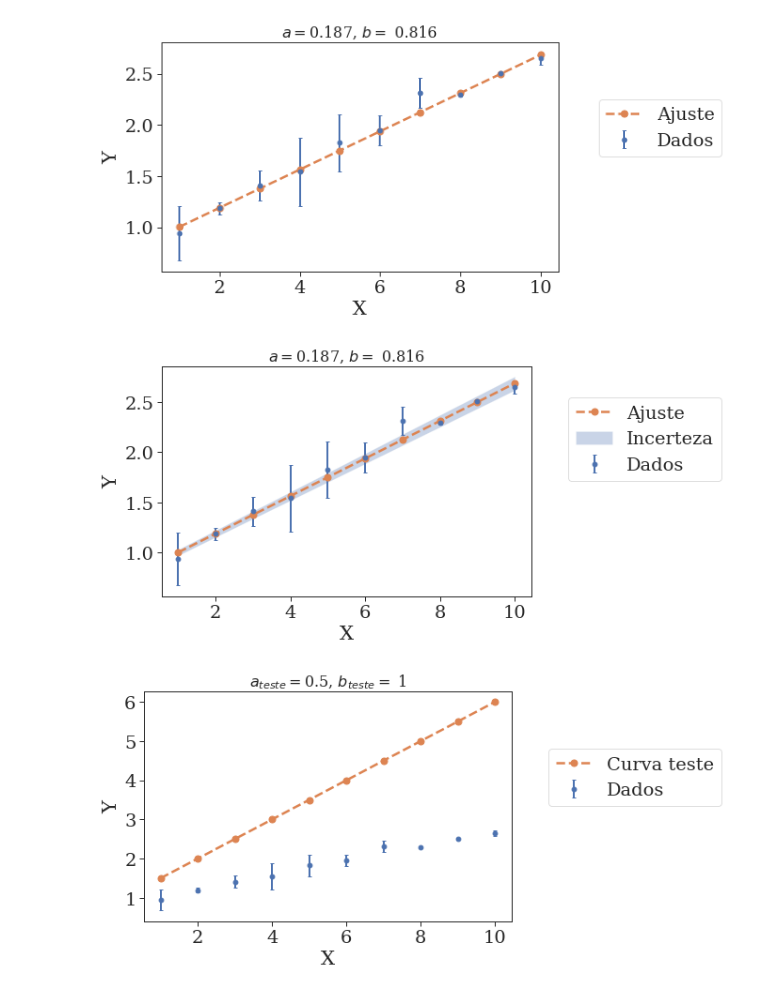
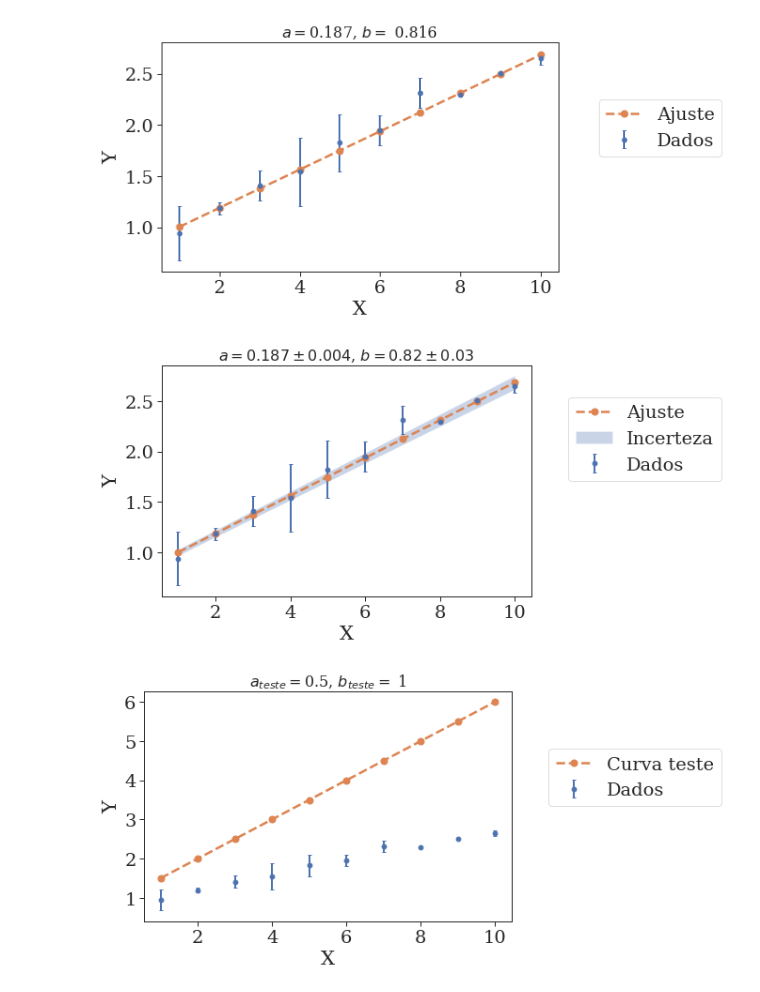
Before and after one commit to andlessa/Teaching, a Jupyter notebook: FenomenosMecanicos/Laboratorio/MinimosQuadrados.ipynb, the cells around one changed output. Saved outputs shown, nothing was run; the diff lists cells and outputs as text; code cells hidden in the pictures.

```diff
--- a/FenomenosMecanicos/Laboratorio/MinimosQuadrados.ipynb
+++ b/FenomenosMecanicos/Laboratorio/MinimosQuadrados.ipynb
@@ -107,22 +107,22 @@ plt.show()
 # %%
 yFitmax = (aFit+aFit_erro)*x_exp + (bFit+bFit_erro)
 yFitmin = (aFit-aFit_erro)*x_exp + (bFit-bFit_erro)
 fig = plt.figure(figsize=(10,5))
 plt.errorbar(x_exp,y_exp,yerr=y_erro,capsize=2,elinewidth=2,linewidth=2,fmt='o',label='Dados')
 plt.plot(x_exp,yFit,'o--',label='Ajuste',markersize=7)
 plt.fill_between(x_exp,yFitmin,yFitmax,alpha=0.3,label='Incerteza')
 plt.legend(loc=(1.1,0.5))
 plt.xlabel('X')
 plt.ylabel('Y')
-plt.title(r"$a = $%1.3g, $b = $ %1.3g" %(aFit,bFit),
+plt.title(r"$a = %1.3g \pm %1.1g$, $b = %1.2g \pm %1.1g $" %(aFit,aFit_erro,bFit,bFit_erro),
           fontsize=16)
 # plt.title(r"$a_{fit} = $%1.3g, $b_{fit} = $ %1.3g (residual = %1.4g)" %(aFit,bFit,chi2(x_exp,y_exp,y_erro,aFit,bFit)),
 #           fontsize=16)
 plt.tight_layout()
 plt.savefig("minimos2FitError.png")
 plt.show()
 # %% [output]
-[figure, old version]
+[figure, new version]
 # %%
 aGuess, bGuess = 0.5,1.0
 yGuess = aGuess*x_exp + bGuess
```
Also changed, not shown: parts of 1 cell of this notebook.
